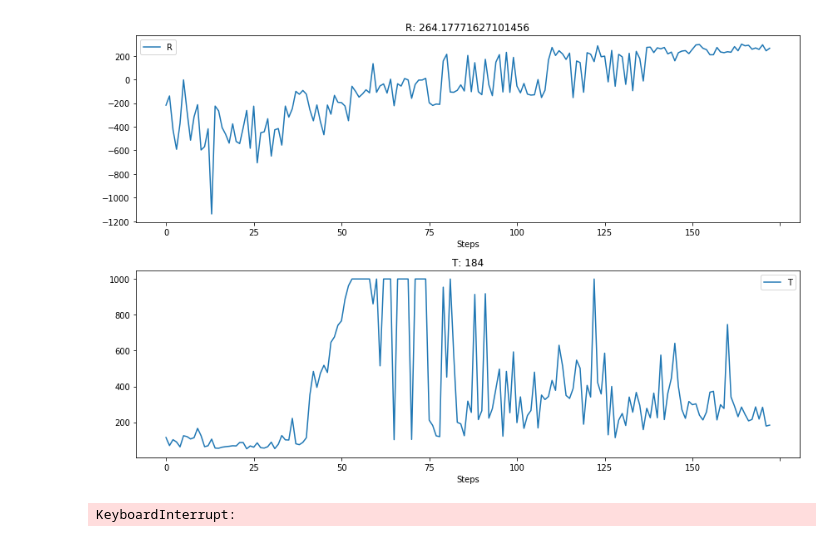
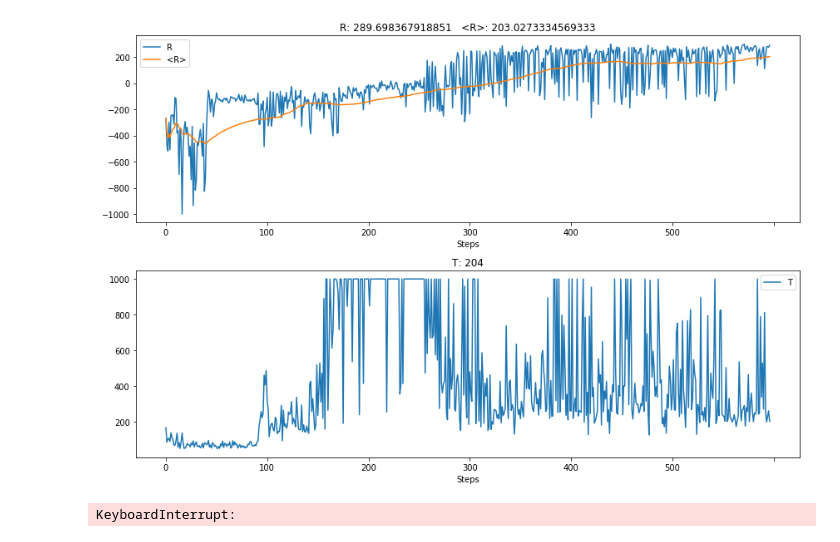
Before and after one commit to sshish/RL-DDPG, a Jupyter notebook: main.ipynb, the cells around one changed output. Saved outputs shown, nothing was run; the diff lists cells and outputs as text; code cells hidden in the pictures.

```diff
--- a/main.ipynb
+++ b/main.ipynb
@@ -225,5 +207,5 @@ class DDPG:
 # %%
-import torch.utils.data
+import torch.utils.data, random
 
 class RingBuffer(torch.utils.data.Dataset):
 
@@ -245,3 +227,6 @@ class RingBuffer(torch.utils.data.Dataset):
         else:
             self._data[self._pivot] = v
             self._pivot = int((self._pivot + 1) % self._maxlen)
+
+    def draw(self, batch_size):
+        return random.sample(self._data, k=batch_size)
@@ -297,15 +260,14 @@ class EnvWrapper:
         self._env.close()
 
     def _add_time(self, s):
-        return torch.cat((torch.tensor([self._env._elapsed_steps / self._tmax]).float() * 2 - 1,
-                          torch.from_numpy(s).float())).to(torch.device('cuda'))
+        return torch.from_numpy(s).float().to(torch.device('cuda'))
 # %%
 #initialize everything. all parameters are in this cell
 
 ENV = 'LunarLanderContinuous-v2'
-gamma = 1.
+gamma = 0.98
 
-mem_size = 1e4#5e5
+mem_size = 1e5
 pre_explore_episodes = 10
 batch_size = 64
 
@@ -313,7 +275,7 @@ ou_theta = 0.15
 ou_sigma = 0.3
 ou_sigma_min = 0.05
 ou_dt = 1.
-n_steps_annealing = 1e5#5e5
+n_steps_annealing = 1e5
 
 hidden1a = 128
 hidden2a = 64
@@ -325,8 +287,7 @@ init_wc = 3e-3
 
 ratea = 1e-4
 ratec = 1e-3
-taua = 1e-3
-tauc = 1e-3
+tau = 1e-3
 
 import gym
 import torch
@@ -334,7 +295,7 @@ import torch.utils.data
 import hiddenlayer
 
 env = gym.make(ENV)
-nb_states = env.observation_space.shape[0] + 1#extra input for time
+nb_states = env.observation_space.shape[0]
 nb_actions = env.action_space.shape[0]
 env = EnvWrapper(env)
 ou_theta = ou_theta * torch.ones(nb_actions, device=torch.device('cuda'))
@@ -350,44 +311,49 @@ actor = L4Actor(nb_states=nb_states, nb_actions=nb_actions, hidden1=hidden1a, hi
 critic = L4Critic(nb_states=nb_states, nb_actions=nb_actions, hidden1=hidden1c, hidden2=hidden2c, init_w=init_wc,
                  lr=ratec)
 actor_critic = ActorCritic(actor=actor, critic=critic)
-model = DDPG(gamma=gamma, random_process=random_process, actor_critic=actor_critic, taua=taua, tauc=tauc)
+model = DDPG(gamma=gamma, random_process=random_process, actor_critic=actor_critic, tau=tau)
 
 s1 = env.reset()
 e = 0
 R = 0.
 history = hiddenlayer.History()
 historyt = hiddenlayer.History()
+historyrt = hiddenlayer.History()
 canvas = hiddenlayer.Canvas()
+
+RT = RingBuffer(100)
+
+def avg(buffer):
+    return sum(buffer._data) / len(buffer._data)
 # %%
 #this is where all learning takes place
 
 while True:
     a = model.step(s1)
     s2, r, t, term, r_ = env.step(a)
     sarst = torch.cat((s1, a, r, s2, t))
     R += r_
     memory.append(sarst)
     s1 = s2
-    if term:
-        history.log(e, loss=R)
+    if term or env._env._elapsed_steps == env._env._max_episode_steps - 1:
+        history.log(e, loss=max(R, -1000))
         historyt.log(e, loss=env._env._elapsed_steps)
+        RT.append(R)
+        historyrt.log(e, loss=avg(RT))
         with canvas:
-            canvas.draw_plot([history["loss"]], labels=["R"])
+            canvas.draw_plot([history["loss"], historyrt["loss"]], labels=["R", "<R>"])
             canvas.draw_plot([historyt["loss"]], labels=["T"])
         s1 = env.reset()
         R = 0
         e += 1
     if e == pre_explore_episodes:
         model.lock_preprocessor
-        data = Data(torch.utils.data.DataLoader(dataset=memory, batch_size=batch_size,
-                                   sampler=torch.utils.data.RandomSampler(data_source=memory), drop_last=True),
-                    latency=1000)
     elif e > pre_explore_episodes:
-        x = data.draw()
+        x = torch.stack(memory.draw(batch_size))
         model.update_actor(x)
         model.update_critic(x)
 # %% [output]
-[figure, old version]
+[figure, new version]
 KeyboardInterrupt:
 # %%
 #halt calculations in previous cell and run this one to see how the agent performs with current target policy
```
Also changed, not shown: parts of 5 cells of this notebook.
